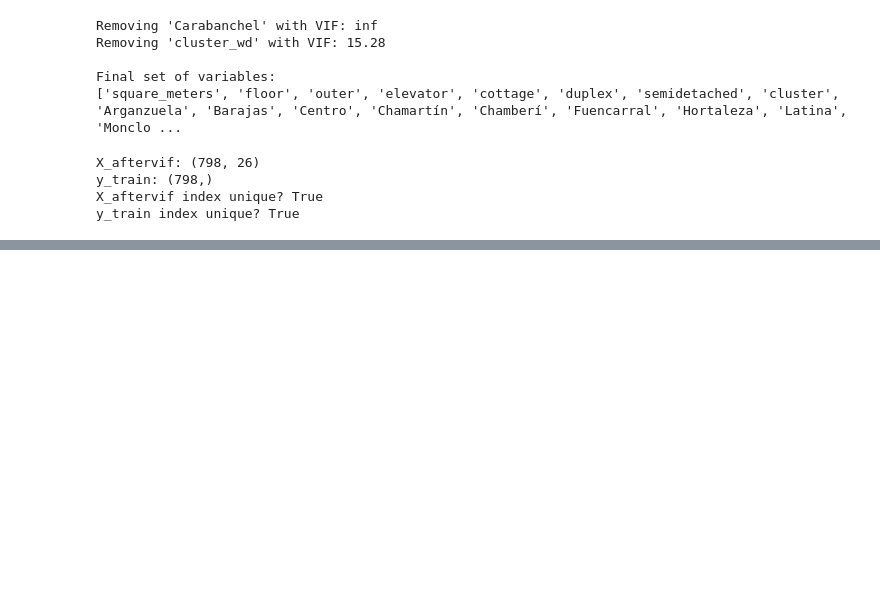
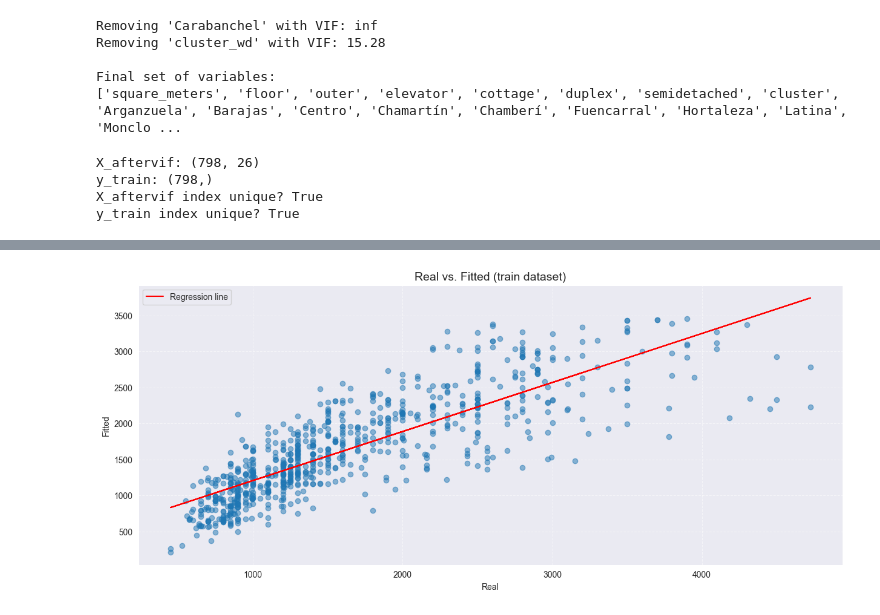
Before and after one commit to moanv2/Madrid_Rental_Properties_ML1-, a Jupyter notebook: linear_regression/Linear Regression.ipynb, the cells around one changed output, grey strips where cells are left out. Cells and saved outputs as stored; diff of their text form; code cells hidden in the pictures; blank space fills up the shorter version.

```diff
--- a/linear_regression/Linear Regression.ipynb
+++ b/linear_regression/Linear Regression.ipynb
@@ -388,0 +463,24 @@ strong multicollinearity or other numerical problems.
+# %%
+X_final = X_final.rename(columns={
+    "Puente Vallecas": "Puente_Vallecas",
+    "Villa de Vallecas": "Villa_de_Vallecas",
+    "San Blás": "San_Blas",
+    "Tetuán": "Tetuan",
+    "Vicálvaro": "Vicalvaro",
+    "Chamartín": "Chamartin",
+    "Chamberí": "Chamberi"
+})
+
+# Also rename X_test columns to match
+X_test = X_test.rename(columns={
+    "Puente Vallecas": "Puente_Vallecas",
+    "Villa de Vallecas": "Villa_de_Vallecas",
+    "San Blás": "San_Blas",
+    "Tetuán": "Tetuan",
+    "Vicálvaro": "Vicalvaro",
+    "Chamartín": "Chamartin",
+    "Chamberí": "Chamberi"
+})
+
+X_final_with_y=X_final.copy()
+X_final_with_y["rent"]=y_train_aligned
@@ -388,0 +577,19 @@ strong multicollinearity or other numerical problems.
+# %%
+def pred_chart(y_pred, y, dataset="train"):
+    plt.figure(figsize=(15, 6))
+    plt.title(f"Real vs. Fitted ({dataset} dataset)", fontsize=14)
+    plt.scatter(y, y_pred, alpha=0.5)
+    coef = np.polyfit(y, y_pred, 1)
+    poly1d_fn = np.poly1d(coef)
+    plt.plot(y, poly1d_fn(y), color="red", label="Regression line")
+    plt.xlabel("Real")
+    plt.ylabel("Fitted")
+    plt.legend()
+    plt.grid(True, linestyle='--', alpha=0.6)
+    plt.show()
+# %%
+X_train_final_const = sm.add_constant(X_final)
+y_pred = final_model.predict(X_train_final_const)
+pred_chart(y_pred, y_train_aligned, "train")
+# %% [output]
+[figure, added]
```
Also changed, not shown: parts of 19 cells of this notebook.
